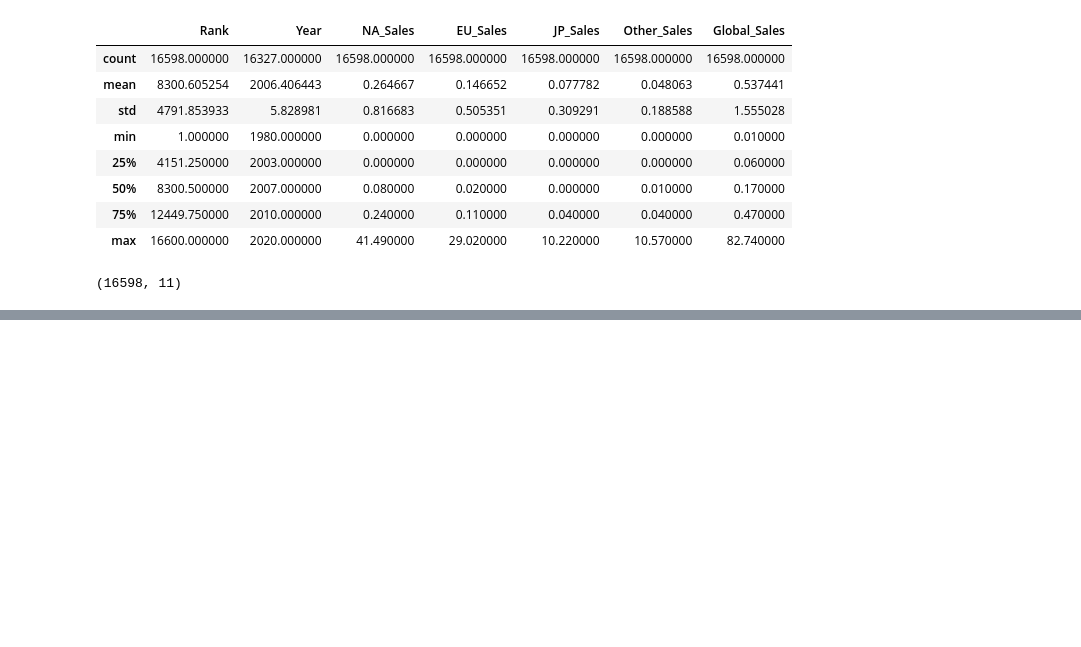
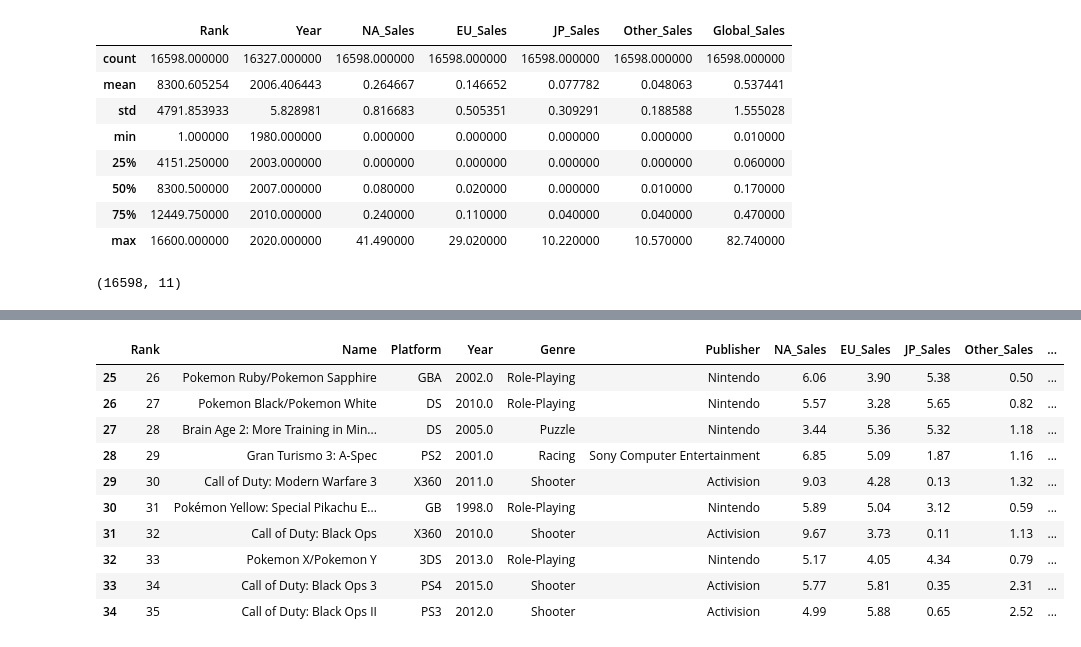
Before and after one commit to Milind-cod3-base/EDA_VideoGames, a Jupyter notebook: games_eda.ipynb, the cells around one changed output, grey strips where cells are left out. Cells and saved outputs as stored; diff of their text form; code cells hidden in the pictures; blank space fills up the shorter version.

```diff
--- a/games_eda.ipynb
+++ b/games_eda.ipynb
@@ -40,0 +61,16 @@ vgame_df.shape     #getting shape of dataframe
+# %%
+vgame_df[25:35]
+
+#displaying in a range between 25 to 35
+# %% [output]
+|  | Rank | Name | Platform | Year | Genre | Publisher | NA_Sales | EU_Sales | JP_Sales | Other_Sales | ... |
+| 25 | 26 | Pokemon Ruby/Pokemon Sapphire | GBA | 2002.0 | Role-Playing | Nintendo | 6.06 | 3.90 | 5.38 | 0.50 | ... |
+| 26 | 27 | Pokemon Black/Pokemon White | DS | 2010.0 | Role-Playing | Nintendo | 5.57 | 3.28 | 5.65 | 0.82 | ... |
+| 27 | 28 | Brain Age 2: More Training in Min... | DS | 2005.0 | Puzzle | Nintendo | 3.44 | 5.36 | 5.32 | 1.18 | ... |
+| 28 | 29 | Gran Turismo 3: A-Spec | PS2 | 2001.0 | Racing | Sony Computer Entertainment | 6.85 | 5.09 | 1.87 | 1.16 | ... |
+| 29 | 30 | Call of Duty: Modern Warfare 3 | X360 | 2011.0 | Shooter | Activision | 9.03 | 4.28 | 0.13 | 1.32 | ... |
+| 30 | 31 | Pokémon Yellow: Special Pikachu E... | GB | 1998.0 | Role-Playing | Nintendo | 5.89 | 5.04 | 3.12 | 0.59 | ... |
+| 31 | 32 | Call of Duty: Black Ops | X360 | 2010.0 | Shooter | Activision | 9.67 | 3.73 | 0.11 | 1.13 | ... |
+| 32 | 33 | Pokemon X/Pokemon Y | 3DS | 2013.0 | Role-Playing | Nintendo | 5.17 | 4.05 | 4.34 | 0.79 | ... |
+| 33 | 34 | Call of Duty: Black Ops 3 | PS4 | 2015.0 | Shooter | Activision | 5.77 | 5.81 | 0.35 | 2.31 | ... |
+| 34 | 35 | Call of Duty: Black Ops II | PS3 | 2012.0 | Shooter | Activision | 4.99 | 5.88 | 0.65 | 2.52 | ... |
```
Also changed, not shown: parts of 1 cell of this notebook.
